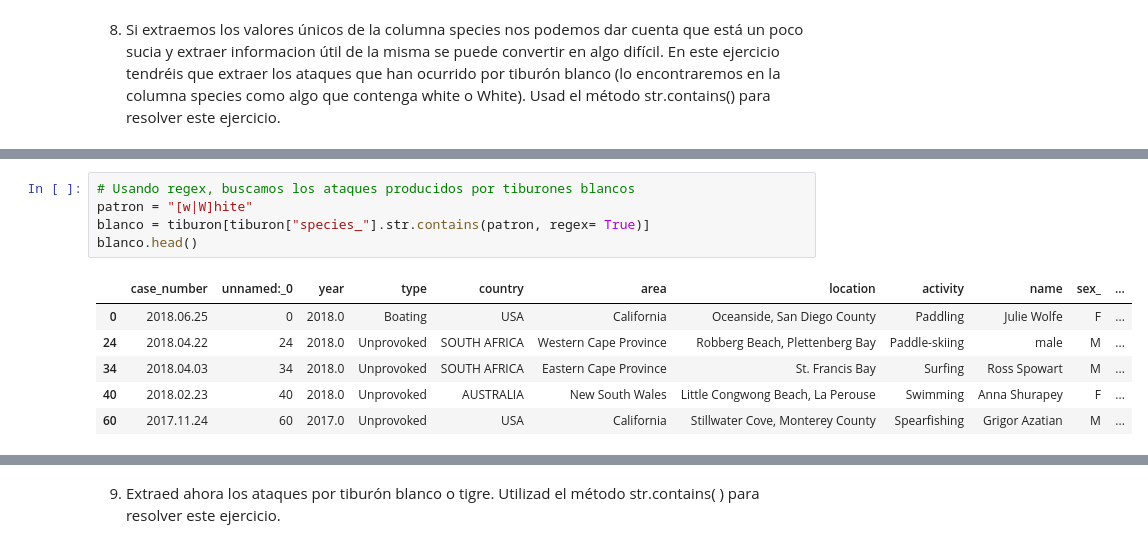
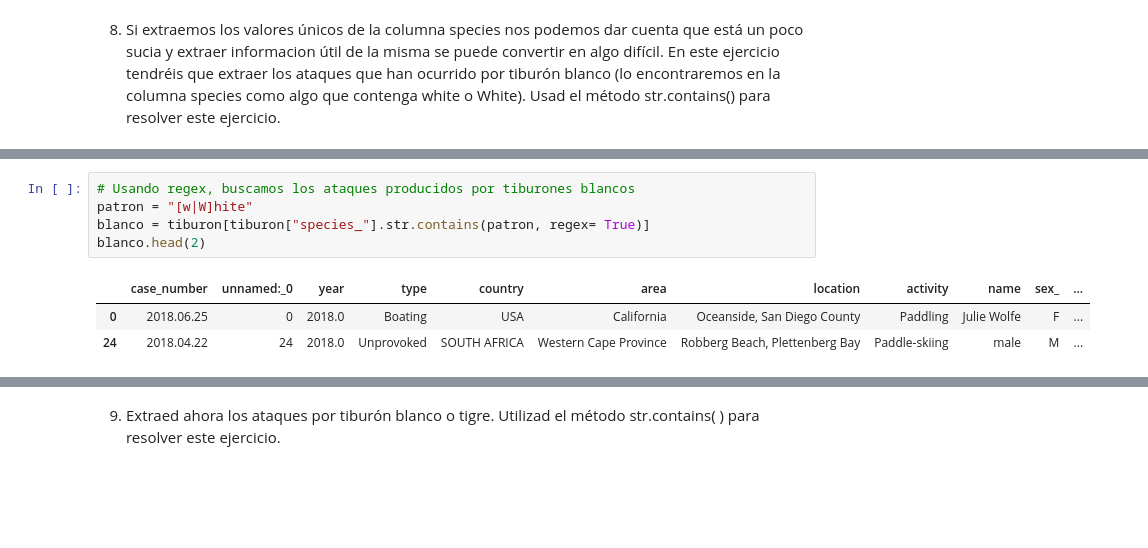
Before and after one commit to Adalab/DA-promoC-modulo2-sprint1-anagallego-sandra, a Jupyter notebook: Pandas/Mod2-lecc4-PandasIV.ipynb, the cells around one changed output, grey strips where cells are left out. Cells and saved outputs as stored; diff of their text form; blank space fills up the shorter version.

```diff
--- a/Pandas/Mod2-lecc4-PandasIV.ipynb
+++ b/Pandas/Mod2-lecc4-PandasIV.ipynb
@@ -192,12 +206,9 @@ array(['White shark', 'Tiger shark', "Bull shark, 6'", 'Grey reef shark',
 # %%
 # Usando regex, buscamos los ataques producidos por tiburones blancos
 patron = "[w|W]hite"
 blanco = tiburon[tiburon["species_"].str.contains(patron, regex= True)]
-blanco.head()
+blanco.head(2)
 # %% [output]
 |  | case_number | unnamed:_0 | year | type | country | area | location | activity | name | sex_ | ... |
 | 0 | 2018.06.25 | 0 | 2018.0 | Boating | USA | California | Oceanside, San Diego County | Paddling | Julie Wolfe | F | ... |
 | 24 | 2018.04.22 | 24 | 2018.0 | Unprovoked | SOUTH AFRICA | Western Cape Province | Robberg Beach, Plettenberg Bay | Paddle-skiing | male | M | ... |
-| 34 | 2018.04.03 | 34 | 2018.0 | Unprovoked | SOUTH AFRICA | Eastern Cape Province | St. Francis Bay | Surfing | Ross Spowart | M | ... |
-| 40 | 2018.02.23 | 40 | 2018.0 | Unprovoked | AUSTRALIA | New South Wales | Little Congwong Beach, La Perouse | Swimming | Anna Shurapey | F | ... |
-| 60 | 2017.11.24 | 60 | 2017.0 | Unprovoked | USA | California | Stillwater Cove, Monterey County | Spearfishing | Grigor Azatian | M | ... |
```
Also changed, not shown: parts of 9 cells of this notebook, 1 other file.
